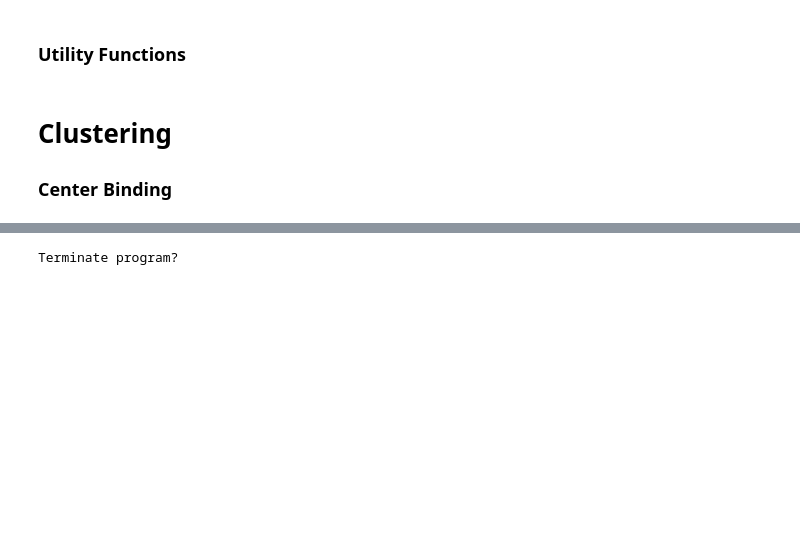
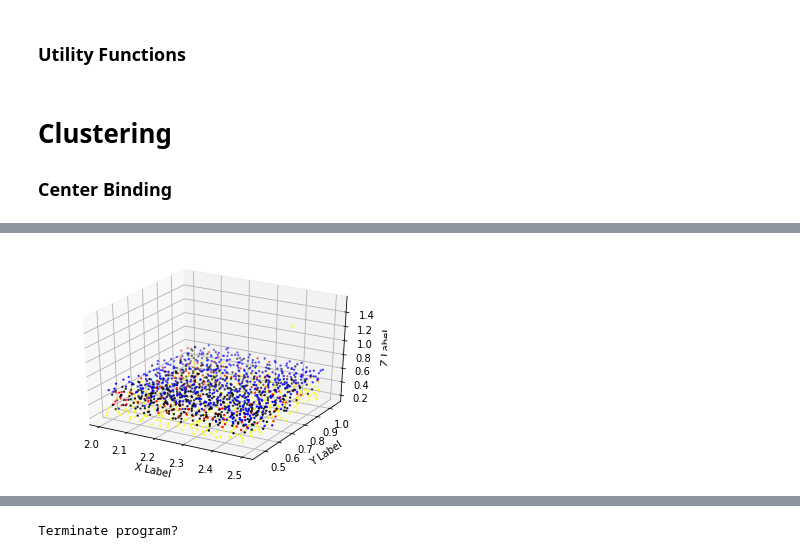
Before and after one commit to Bin0212/BallastClustering, a Jupyter notebook: code/Clustering_movement_only.ipynb, the cells around one changed output, grey strips where cells are left out. Cells and saved outputs as stored; diff of their text form; code cells hidden in the pictures; blank space fills up the shorter version.

```diff
--- a/code/Clustering_movement_only.ipynb
+++ b/code/Clustering_movement_only.ipynb
@@ -123 +139,23 @@ label.to_csv('labels_movement_cb.csv',header=True, index=False)
 Counter({0: 4909, 1: 3539, 3: 1629, 2: 1349})
+# %%
+def plot_coordinate(data, label):
+    color_map = {0: 'red', 1: 'blue', 2: 'yellow', 3: 'black', 4: 'white',
+                 5: 'green', 6: 'magenta', 7: 'cyan'}
+    color = [color_map[labels] for labels in label ]
+    fig = plt.figure()
+    ax = fig.add_subplot(1,1,1, projection = '3d')
+    x, y, z = data["x"], data["y"], data["z"]
+    ax.scatter(x, y, z, s = 2, c=color, marker='o')
+    ax.set_xlabel('X Label')
+    ax.set_ylabel('Y Label')
+    ax.set_zlabel('Z Label')
+    plt.show()
+
+x_range = [2, 2.5]
+
+label = [label for row_idx, label in enumerate(kmeans.labels_) if row_idx in part_num.index.values]
+
+part_num = cross_section(part_movement, x_range)
+plot_coordinate(part_num, label)
+# %% [output]
+[figure, added]
```
Also changed, not shown: parts of 6 cells of this notebook, 1 other file.
